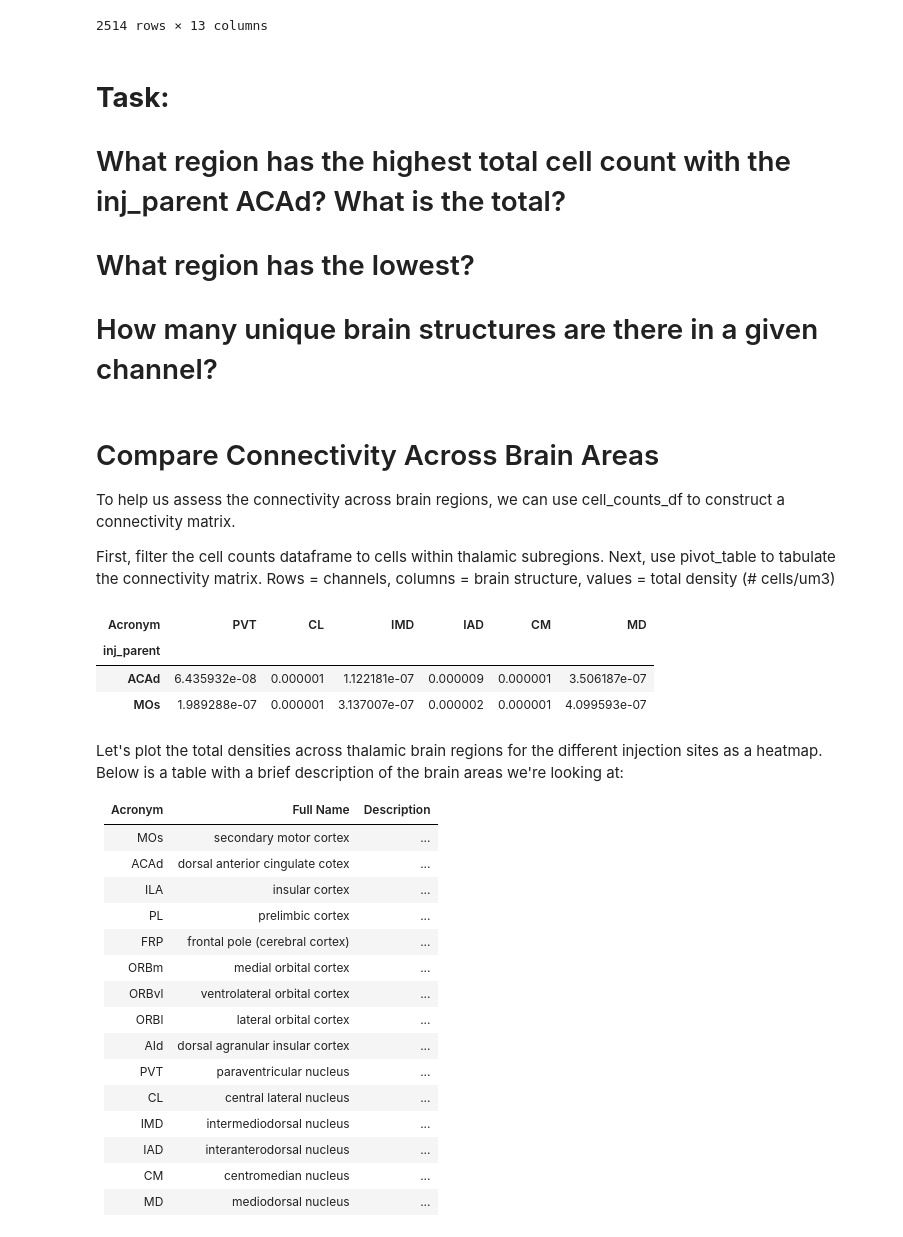
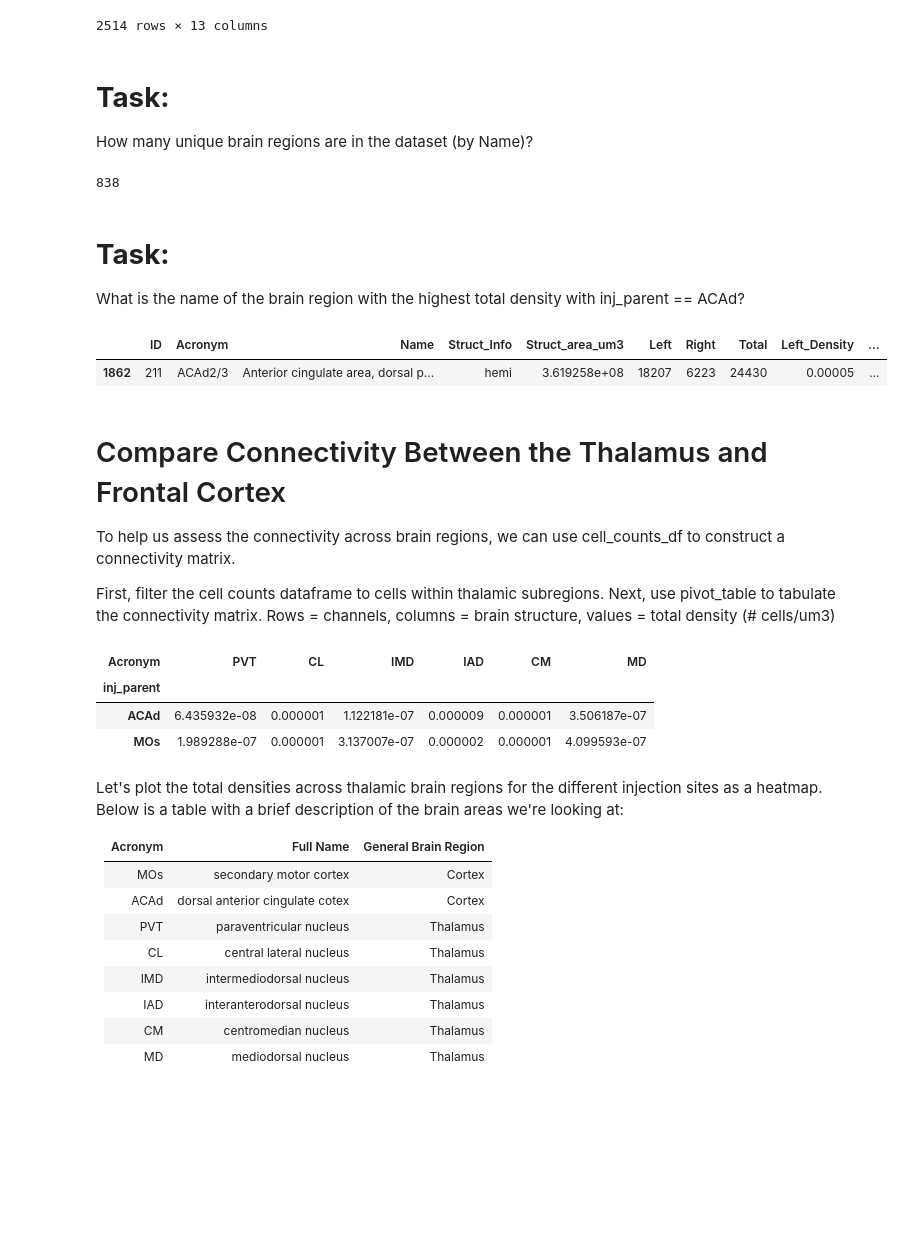
Before and after one commit to leesuyee/mesoscale-connectivity-tutorial, a Jupyter notebook: mesoscale_connectivity_coding_activity.ipynb, the cells around one changed output. Cells and saved outputs as stored; diff of their text form; code cells hidden in the pictures; blank space fills up the shorter version.

```diff
--- a/mesoscale_connectivity_coding_activity.ipynb
+++ b/mesoscale_connectivity_coding_activity.ipynb
@@ -556,16 +619,28 @@ cell_counts_df
 | 2512 | 153 | V4r | lateral recess | hemi | 3.813698e+08 | 107 | 3 | 110 | 2.805676e-07 | ... |
 | 2513 | 164 | c | central canal, spinal cord/medulla | mid | 8.281250e+05 | 0 | 0 | 0 | 0.000000e+00 | ... |
 2514 rows × 13 columns
-# %% [markdown]
-# **Task:**
-
-# What region has the highest total cell count with the inj_parent ACAd? What is the total?
-
-# What region has the lowest?
-
-# How many unique brain structures are there in a given channel?
+# %% [markdown]
+# **Task:**
+
+How many unique brain regions are in the dataset (by Name)?
+# %%
+# @title Show answer
+len(cell_counts_df.Name.unique())
+# %% [output]
+838
+# %% [markdown]
+# **Task:**
+
+What is the name of the brain region with the highest total density with inj_parent == ACAd?
+# %%
+# @title Show answer
+cell_counts_df[cell_counts_df.inj_parent == "ACAd"].sort_values(by = "Total_Density", ascending = False).head(1)
+# %% [output]
+|  | ID | Acronym | Name | Struct_Info | Struct_area_um3 | Left | Right | Total | Left_Density | ... |
+| 1862 | 211 | ACAd2/3 | Anterior cingulate area, dorsal p... | hemi | 3.619258e+08 | 18207 | 6223 | 24430 | 0.00005 | ... |
 # %% [markdown]
-# Compare Connectivity Across Brain Areas
+
+# Compare Connectivity Between the Thalamus and Frontal Cortex
 
 To help us assess the connectivity across brain regions, we can use cell_counts_df to construct a connectivity matrix.
 
@@ -592,23 +667,16 @@ conn_mat
 # %% [markdown]
 Let's plot the total densities across thalamic brain regions for the different injection sites as a heatmap. Below is a table with a brief description of the brain areas we're looking at:
 
-| Acronym    | Full Name | Description |
+| Acronym    | Full Name | General Brain Region |
 | -------- | ------- | ----------|
-| MOs  | secondary motor cortex | ...|
-| ACAd  | dorsal anterior cingulate cotex| ...|
-| ILA  | insular cortex | ...|
-| PL  | prelimbic cortex  | ...|
-| FRP  | frontal pole (cerebral cortex)  | ...|
-| ORBm  | medial orbital cortex | ...|
-| ORBvl  | ventrolateral orbital cortex| ...|
-| ORBl  | lateral orbital cortex  | ...|
-| AId  | dorsal agranular insular cortex | ...|
-| PVT  | paraventricular nucleus | ...|
-| CL  | central lateral nucleus | ...|
-| IMD  | intermediodorsal nucleus  | ...|
-| IAD  | interanterodorsal nucleus  | ...|
-| CM  | centromedian nucleus  | ...|
-| MD  | mediodorsal nucleus  | ...|
+| MOs  | secondary motor cortex | Cortex |
+| ACAd  | dorsal anterior cingulate cotex| Cortex |
+| PVT  | paraventricular nucleus | Thalamus |
+| CL  | central lateral nucleus | Thalamus |
+| IMD  | intermediodorsal nucleus  | Thalamus |
+| IAD  | interanterodorsal nucleus  | Thalamus |
+| CM  | centromedian nucleus  | Thalamus |
+| MD  | mediodorsal nucleus  | Thalamus |
 # %%
 # plot the connectivity matrix as a heatmap
 
```
Also changed, not shown: parts of 26 cells of this notebook.
